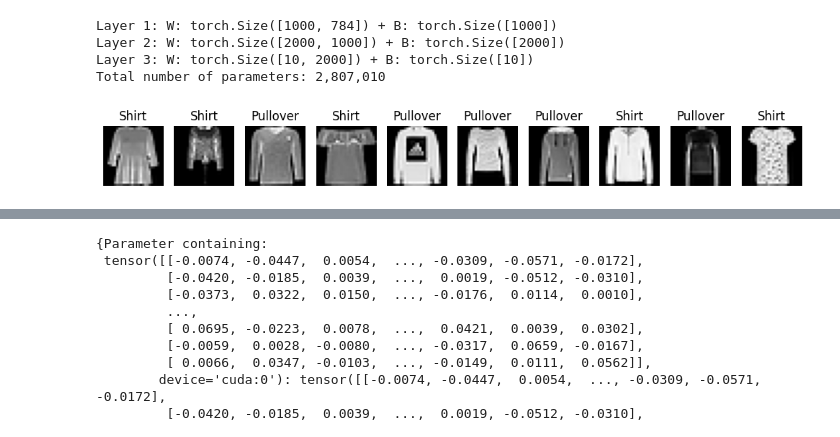
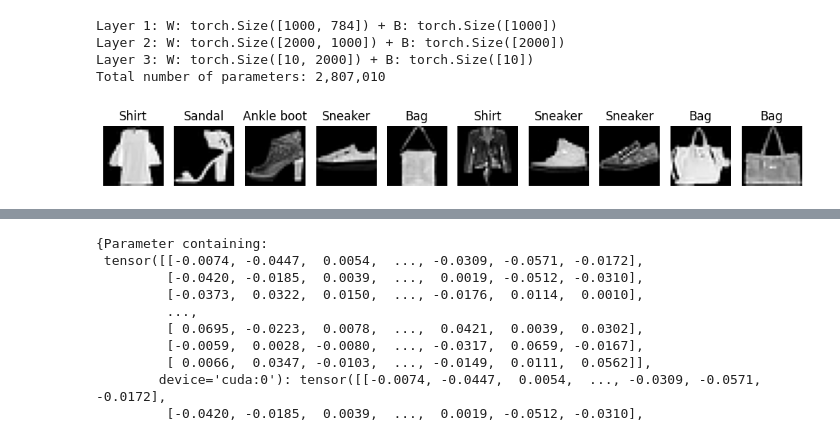
Before and after one commit to aquibjaved/BitsAndPieces-Computation, a Jupyter notebook: Basics_of_lora_implementation_part_2.ipynb, the cells around one changed output, grey strips where cells are left out. Cells and saved outputs as stored; diff of their text form; code cells hidden in the pictures.

```diff
--- a/Basics_of_lora_implementation_part_2.ipynb
+++ b/Basics_of_lora_implementation_part_2.ipynb
@@ -66,2 +58,21 @@ testloader = torch.utils.data.DataLoader(testset, batch_size=512, shuffle=False)
+# %%
+train_dataset = datasets.FashionMNIST('~/.data', download=True, train=True, transform=transform)
+test_dataset = datasets.FashionMNIST('~/.data', download=True, train=False, transform=transform)
+# %%
+def split_dataset(dataset, labels):
+    indices = [i for i, (data, label) in enumerate(dataset) if label in labels]
+    return torch.utils.data.Subset(dataset, indices)
+
+labels_1 = [0, 1, 2, 3, 4]
+labels_2 = [5, 6, 7, 8, 9]
+
+train_dataset_04 = split_dataset(train_dataset, labels_1)
+train_dataset_59 = split_dataset(train_dataset, labels_2)
+
+batch_size = 64
+
+train_loader_1 = torch.utils.data.DataLoader(train_dataset_04, batch_size=batch_size, shuffle=True)
+train_loader_2 = torch.utils.data.DataLoader(train_dataset_59, batch_size=batch_size, shuffle=True)
+test_loader = torch.utils.data.DataLoader(test_dataset, batch_size=batch_size, shuffle=False)
 # %%
 # Get one batch of images and labels
@@ -240,12 +258,12 @@ data_without_pullover_t_shirt = torch.utils.data.DataLoader(other_subset, batch_
 # %%
 # Get one batch of images and labels
-dataiter = iter(pullover_tshirt_loader)
+dataiter = iter(train_loader_2)
 images, labels = next(dataiter)
 
 # Define the class names for Fashion MNIST
 class_names = ['T-shirt/top', 'Trouser', 'Pullover', 'Dress', 'Coat',
                'Sandal', 'Shirt', 'Sneaker', 'Bag', 'Ankle boot']
 
 plot_flattened_images(flattened_images=images, labels=labels, img_shape=(28,28), num_images=10, class_names=class_names)
 # %% [output]
-[figure, old version]
+[figure, new version]
```
Also changed, not shown: parts of 27 cells of this notebook.
